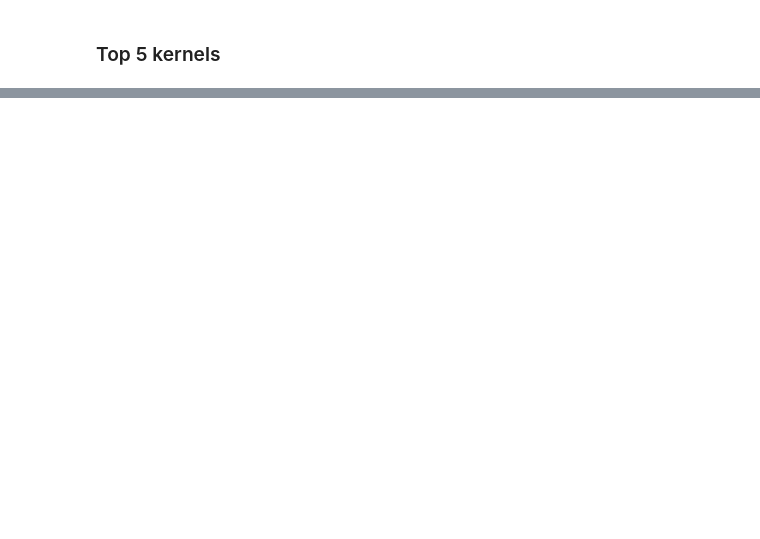
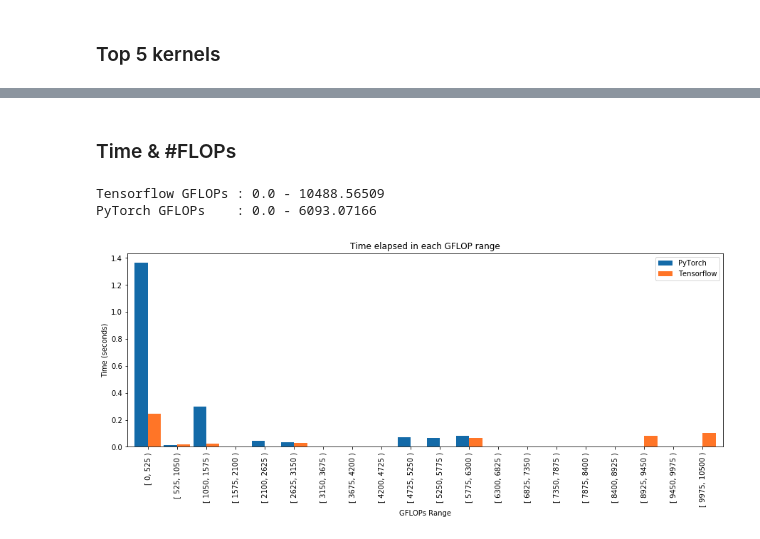
Before and after one commit to PointKernel/climate-seg-benchmark, a Jupyter notebook: analysis/analysis.ipynb, the cells around one changed output, grey strips where cells are left out. Cells and saved outputs as stored; diff of their text form; code cells hidden in the pictures; blank space fills up the shorter version.

```diff
--- a/analysis/analysis.ipynb
+++ b/analysis/analysis.ipynb
@@ -189,0 +292,54 @@ PyTorch AI    : 0.0 - 1303.49297
+# %% [markdown]
+### Time & #FLOPs
+# %%
+# AI range
+ltfflops = list(tfdf['FLOPs'] / 1e9)
+lptflops = list(ptdf['FLOPs'] / 1e9)
+print('Tensorflow GFLOPs : {} - {:.5f}'.format(min(ltfflops), max(ltfflops)))
+print('PyTorch GFLOPs    : {} - {:.5f}'.format(min(lptflops), max(lptflops)))
+
+min_gflops = 0.
+max_gflops = 10500.
+
+# hist parameters
+N = 20
+stride = (max_gflops - min_gflops) / N
+
+lhistid = []
+lflops  = []
+
+for i in range(N):
+    lhistid.append(i)
+    floprange = '[ ' + str(int(i * stride)) + ', ' + str(int((i+1) * stride)) + ' )'
+    lflops.append(floprange)
+
+resdf = pd.DataFrame({'Hist ID': lhistid, 'GFLOPs': lflops})
+
+def flop_classifier(row):
+    res = '[ ' + str(int(row['FLOPs'] / (stride * 1e9))*int(stride))\
+          + ', ' + str(int(row['FLOPs'] / (stride * 1e9) + 1)*int(stride)) + ' )'
+    return res
+
+def hist_classifier(row):
+    return int(row['FLOPs'] / stride / 1e9)
+
+tfdf['GFLOPs'] = tfdf.apply(flop_classifier, axis=1)
+ptdf['GFLOPs'] = ptdf.apply(flop_classifier, axis=1)
+
+tfdf['Hist ID'] = tfdf.apply(hist_classifier, axis=1)
+ptdf['Hist ID'] = ptdf.apply(hist_classifier, axis=1)
+
+tmptf = tfdf.groupby(['Hist ID', 'GFLOPs']).sum().reset_index()
+tmppt = ptdf.groupby(['Hist ID', 'GFLOPs']).sum().reset_index()
+
+tmptf = tmptf.merge(tmppt, on=['Hist ID', 'GFLOPs'], how='outer')
+resdf = resdf.merge(tmptf, on=['Hist ID', 'GFLOPs'], how='outer')
+resdf = resdf[['Hist ID', 'GFLOPs', 'CUDA Time_x', 'CUDA Time_y']].fillna(0.).rename(columns={"CUDA Time_x": 'Tensorflow', 'CUDA Time_y': 'PyTorch'}).sort_values('Hist ID')
+#display(resdf)
+
+ax = resdf.plot.bar(x='GFLOPs', y=['PyTorch', 'Tensorflow'], figsize=(15, 5), title='Time elapsed in each GFLOP range', width=0.9, color=mycolors)
+ax = ax.set(xlabel='GFLOPs Range', ylabel='Time (seconds)')
+# %% [output]
+Tensorflow GFLOPs : 0.0 - 10488.56509
+PyTorch GFLOPs    : 0.0 - 6093.07166
+[figure, added]
```
Also changed, not shown: parts of 16 cells of this notebook, 8 other files.
